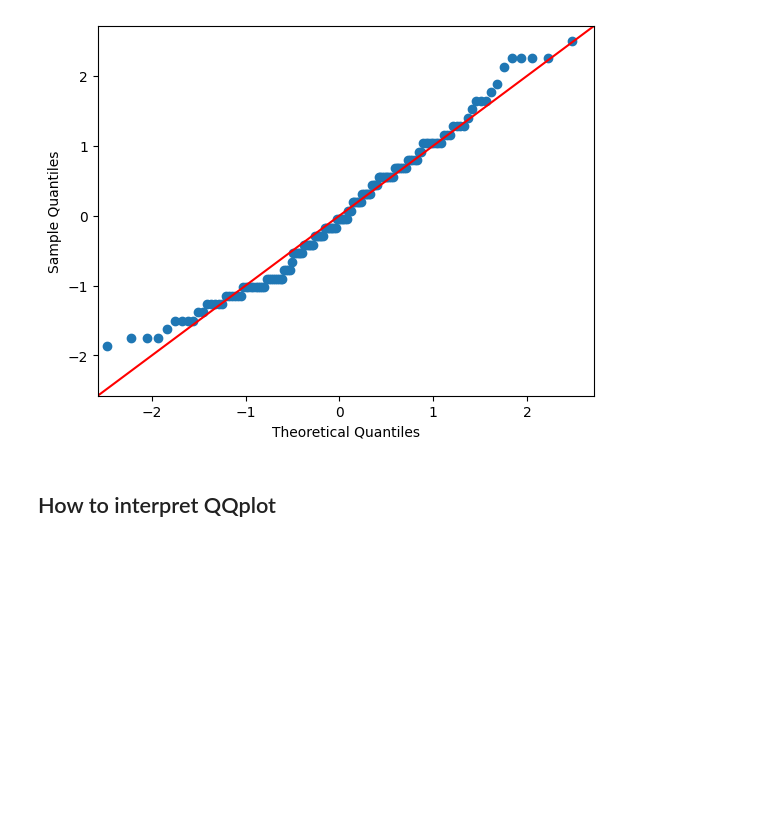
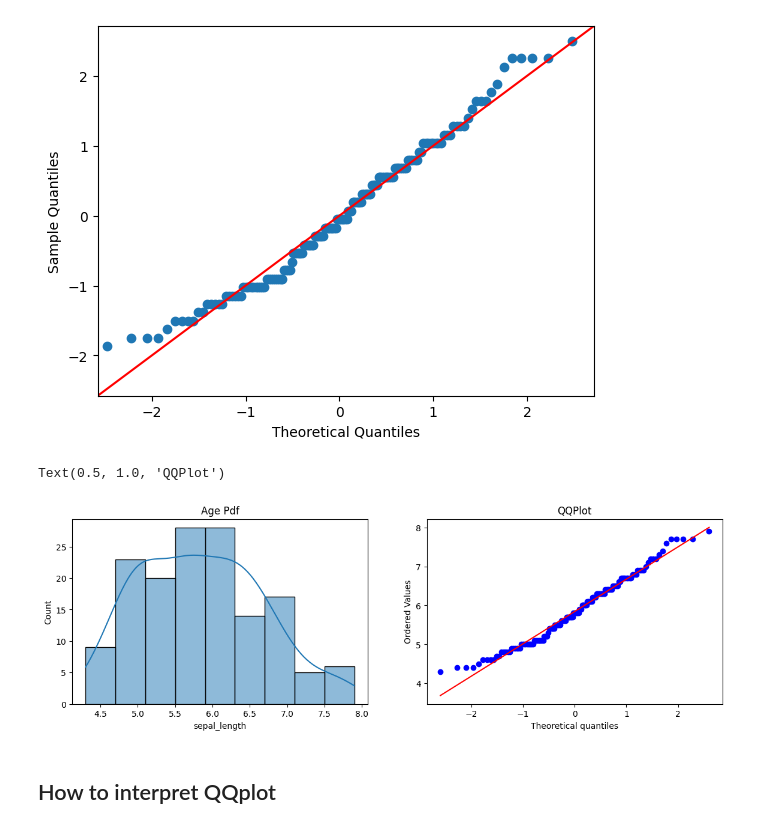
Before and after one commit to pranavpillai123/Machine-Learning-Notes, a Jupyter notebook: 9. Feature Engineering/6. Mathematical Transformer/1. Function Transformer/Function Transformer.ipynb, the cells around one changed output. Saved outputs shown, nothing was run; the diff lists cells and outputs as text; code cells hidden in the pictures; blank space fills up the shorter version.

```diff
--- a/9. Feature Engineering/6. Function Transformer/Function Transformer.ipynb
+++ b/9. Feature Engineering/6. Mathematical Transformer/1. Function Transformer/Function Transformer.ipynb
@@ -56,3 +58,15 @@ fig=sm.qqplot(df["sepal_length"],line="45",fit=True)# dataset,line(which line to
+# %%
+plt.figure(figsize=(14,4))
+plt.subplot(121)
+sns.histplot(df1["sepal_length"],kde=True)
+plt.title("Age Pdf")
+
+plt.subplot(122)
+stats.probplot(df1["sepal_length"],dist="norm",plot=plt)#Using the scipy.stats
+plt.title("QQPlot")
+# %% [output]
+Text(0.5, 1.0, 'QQPlot')
+[figure, added]
 # %% [markdown]
 ## How to interpret QQplot
 # %% [markdown]
```
Also changed, not shown: parts of 56 cells of this notebook, 1 other file.
